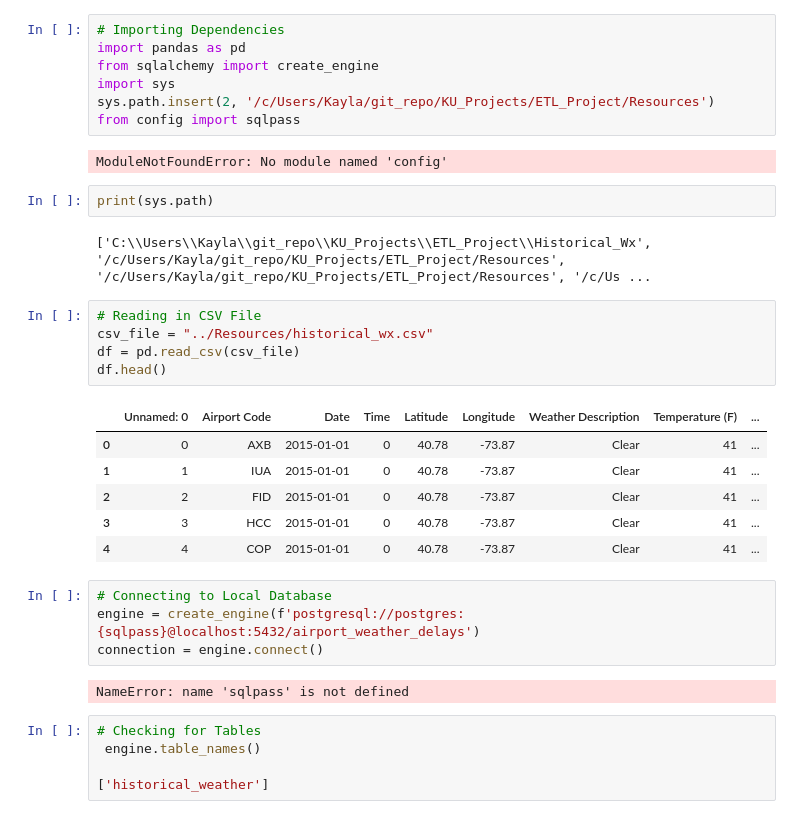
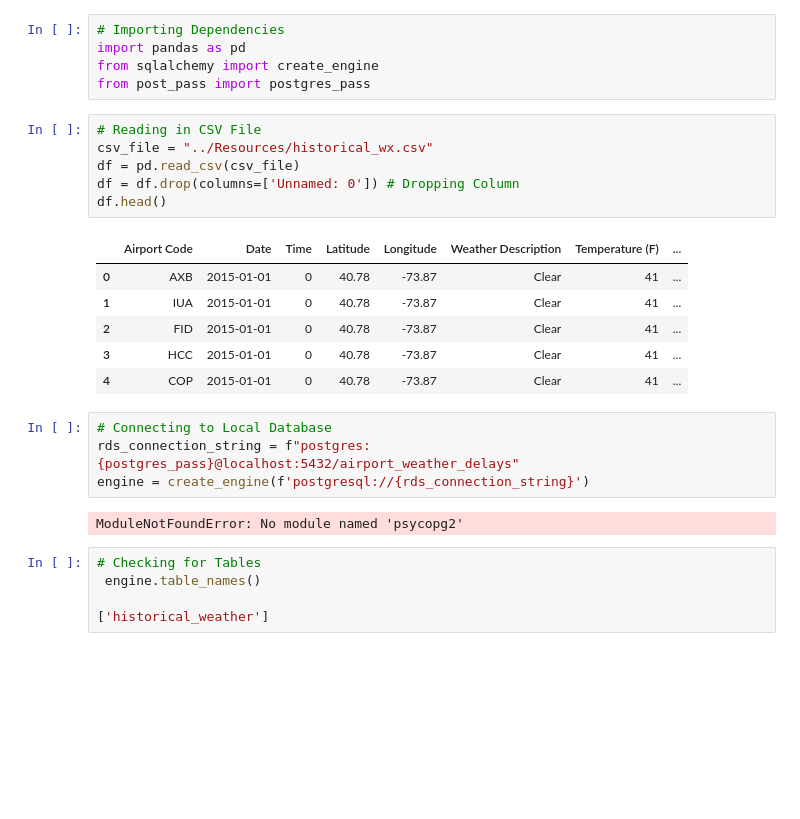
Before and after one commit to KStG1992/ETL_Project, a Jupyter notebook: Historical_Wx/Historical_Wx_SQL.ipynb, the cells around one changed output. Drawn from its saved outputs; the diff is of its cells as text; blank space fills up the shorter version.

Commit message:
Fixing Historical_Wx_Py

```diff
--- a/Historical_Wx/Historical_Wx_SQL.ipynb
+++ b/Historical_Wx/Historical_Wx_SQL.ipynb
@@ -2,33 +2,26 @@
 # Importing Dependencies
 import pandas as pd
 from sqlalchemy import create_engine
-import sys
-sys.path.insert(2, '/c/Users/Kayla/git_repo/KU_Projects/ETL_Project/Resources')
-from config import sqlpass
+from post_pass import postgres_pass
-# %% [output]
-ModuleNotFoundError: No module named 'config'
-# %%
-print(sys.path)
-# %% [output]
-['C:\\Users\\Kayla\\git_repo\\KU_Projects\\ETL_Project\\Historical_Wx', '/c/Users/Kayla/git_repo/KU_Projects/ETL_Project/Resources', '/c/Users/Kayla/git_repo/KU_Projects/ETL_Project/Resources', '/c/Us ...
 # %%
 # Reading in CSV File
 csv_file = "../Resources/historical_wx.csv"
 df = pd.read_csv(csv_file)
+df = df.drop(columns=['Unnamed: 0']) # Dropping Column
 df.head()
 # %% [output]
-|  | Unnamed: 0 | Airport Code | Date | Time | Latitude | Longitude | Weather Description | Temperature (F) | ... |
-| 0 | 0 | AXB | 2015-01-01 | 0 | 40.78 | -73.87 | Clear | 41 | ... |
-| 1 | 1 | IUA | 2015-01-01 | 0 | 40.78 | -73.87 | Clear | 41 | ... |
-| 2 | 2 | FID | 2015-01-01 | 0 | 40.78 | -73.87 | Clear | 41 | ... |
-| 3 | 3 | HCC | 2015-01-01 | 0 | 40.78 | -73.87 | Clear | 41 | ... |
-| 4 | 4 | COP | 2015-01-01 | 0 | 40.78 | -73.87 | Clear | 41 | ... |
+|  | Airport Code | Date | Time | Latitude | Longitude | Weather Description | Temperature (F) | ... |
+| 0 | AXB | 2015-01-01 | 0 | 40.78 | -73.87 | Clear | 41 | ... |
+| 1 | IUA | 2015-01-01 | 0 | 40.78 | -73.87 | Clear | 41 | ... |
+| 2 | FID | 2015-01-01 | 0 | 40.78 | -73.87 | Clear | 41 | ... |
+| 3 | HCC | 2015-01-01 | 0 | 40.78 | -73.87 | Clear | 41 | ... |
+| 4 | COP | 2015-01-01 | 0 | 40.78 | -73.87 | Clear | 41 | ... |
 # %%
 # Connecting to Local Database
-engine = create_engine(f'postgresql://postgres:{sqlpass}@localhost:5432/airport_weather_delays')
-connection = engine.connect()
+rds_connection_string = f"postgres:{postgres_pass}@localhost:5432/airport_weather_delays"
+engine = create_engine(f'postgresql://{rds_connection_string}')
 # %% [output]
-NameError: name 'sqlpass' is not defined
+ModuleNotFoundError: No module named 'psycopg2'
 # %%
 # Checking for Tables
  engine.table_names()
```
Also changed, not shown: 2 other files.
